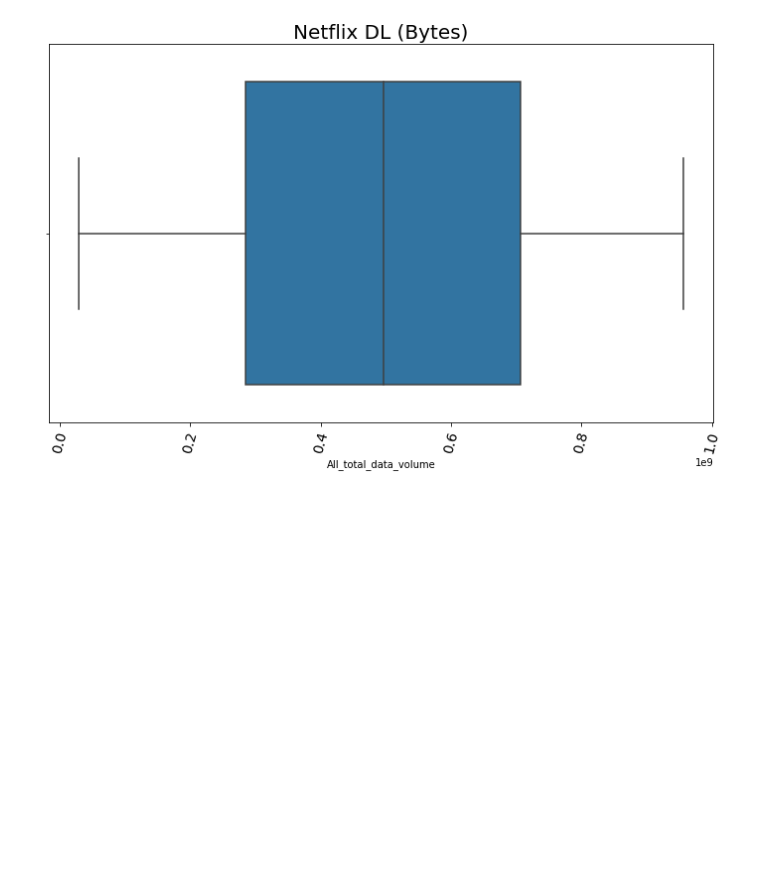
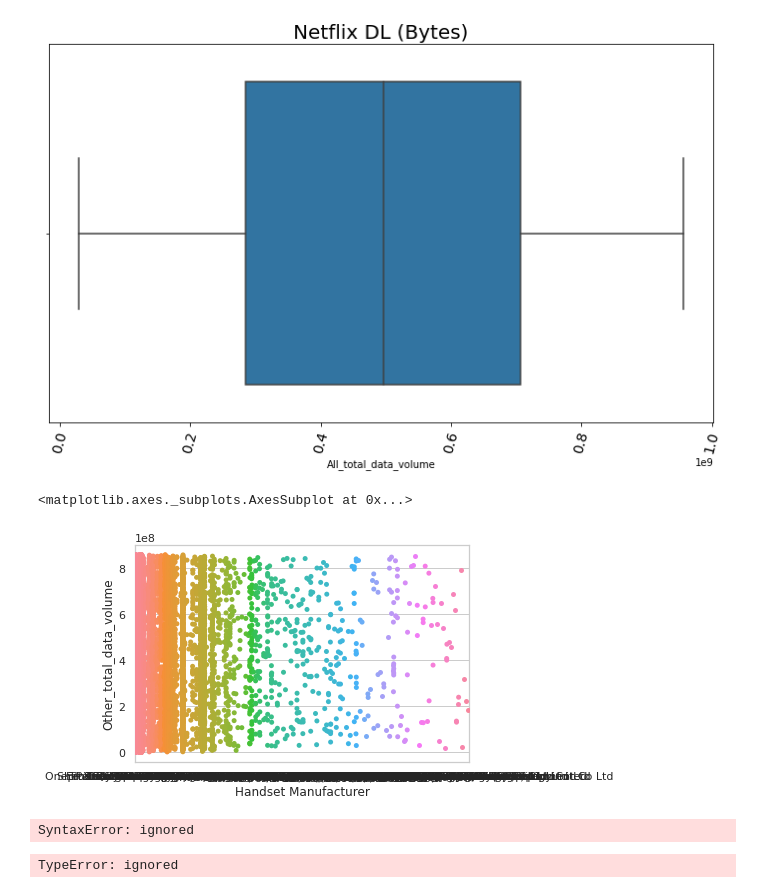
Before and after one commit to behigu/TellCo-Telecom-User-s-Data-Analysis, a Jupyter notebook: notebooks/Telco_telecom_user_data_analysis.ipynb, the cells around one changed output. Saved outputs shown, nothing was run; the diff lists cells and outputs as text; code cells hidden in the pictures; blank space fills up the shorter version.

```diff
--- a/notebooks/Telco_telecom_user_data_analysis.ipynb
+++ b/notebooks/Telco_telecom_user_data_analysis.ipynb
@@ -553,3 +530,17 @@ def plot_box(df:pd.DataFrame, x_col:str, title:str) -> None:
 plot_box(df_clean, "All_total_data_volume", "Netflix DL (Bytes)")
 # %% [output]
 [figure]
+# %%
+sns.stripplot(x=df_clean['Handset Manufacturer'],y=df_clean['Other_total_data_volume'], size=5,)
+# %% [output]
+<matplotlib.axes._subplots.AxesSubplot at 0x...>
+[figure, added]
+# %%
+sns.stripplot(x=df_clean.Handset Manufacturer, y=df_clean.All_total_data_volume, data=tips)
+# %% [output]
+SyntaxError: ignored
+# %%
+sns.violinplot([df_clean["Handset Manufacturer"], df_clean["All_total_data_volume"], ]);
+plt.show()
+# %% [output]
+TypeError: ignored
```
Also changed, not shown: parts of 8 cells of this notebook.
